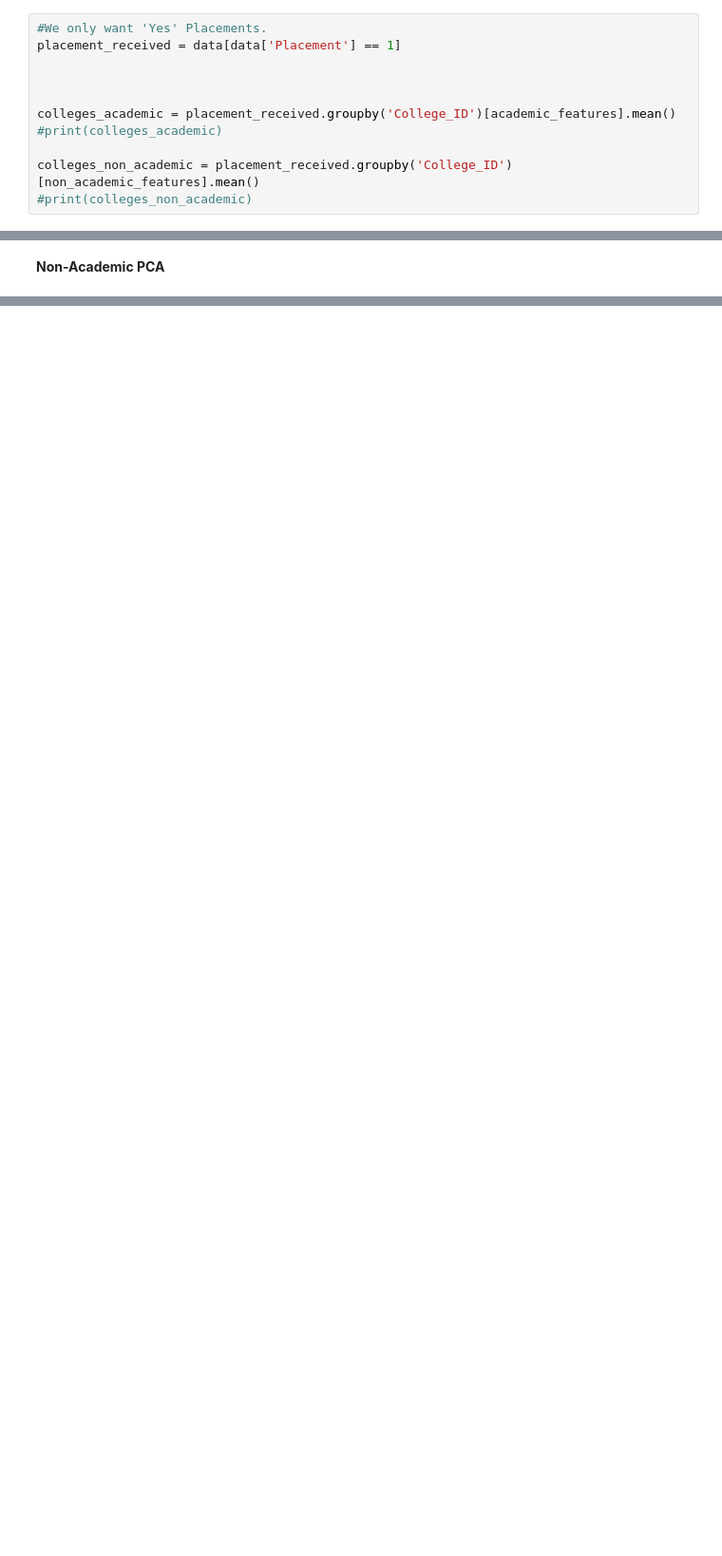
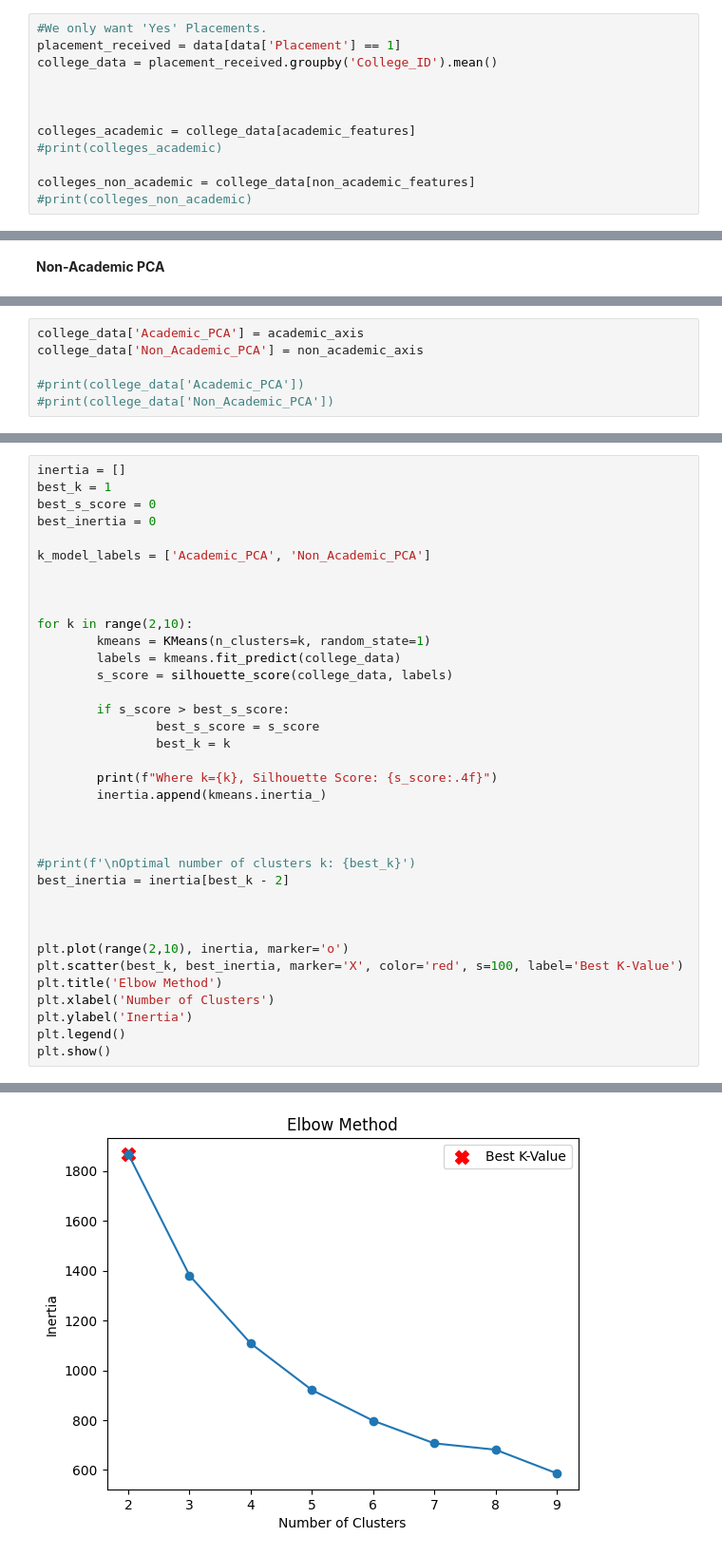
Before and after one commit to Chungj2000/DataAnalysis, a Jupyter notebook: Kaggle/College Student Placement Factors/Workbook.ipynb, the cells around one changed output, grey strips where cells are left out. Shown at 95% size. Saved outputs shown, nothing was run; the diff lists cells and outputs as text; blank space fills up the shorter version.

```diff
--- a/Kaggle/College Student Placement Factors/Workbook.ipynb
+++ b/Kaggle/College Student Placement Factors/Workbook.ipynb
@@ -1146,13 +1147,14 @@ So we *only* want the average values; of students who received a placement for t
 # %%
 #We only want 'Yes' Placements.
 placement_received = data[data['Placement'] == 1]
+college_data = placement_received.groupby('College_ID').mean()
 
 
 
-colleges_academic = placement_received.groupby('College_ID')[academic_features].mean()
+colleges_academic = college_data[academic_features]
 #print(colleges_academic)
 
-colleges_non_academic = placement_received.groupby('College_ID')[non_academic_features].mean()
+colleges_non_academic = college_data[non_academic_features]
 #print(colleges_non_academic)
 # %% [markdown]
 **Components for Academic Features**
@@ -1273,0 +1242,6 @@ print(non_academic_axis)
+# %%
+college_data['Academic_PCA'] = academic_axis
+college_data['Non_Academic_PCA'] = non_academic_axis
+
+#print(college_data['Academic_PCA'])
+#print(college_data['Non_Academic_PCA'])
@@ -1273,0 +1252,37 @@ print(non_academic_axis)
+# %%
+inertia = []
+best_k = 1
+best_s_score = 0
+best_inertia = 0
+
+k_model_labels = ['Academic_PCA', 'Non_Academic_PCA']
+
+
+
+for k in range(2,10):
+        kmeans = KMeans(n_clusters=k, random_state=1)
+        labels = kmeans.fit_predict(college_data)
+        s_score = silhouette_score(college_data, labels)
+
+        if s_score > best_s_score:
+                best_s_score = s_score
+                best_k = k
+
+        print(f"Where k={k}, Silhouette Score: {s_score:.4f}")
+        inertia.append(kmeans.inertia_)
+
+
+
+#print(f'\nOptimal number of clusters k: {best_k}')
+best_inertia = inertia[best_k - 2]
+
+
+
+plt.plot(range(2,10), inertia, marker='o')
+plt.scatter(best_k, best_inertia, marker='X', color='red', s=100, label='Best K-Value')
+plt.title('Elbow Method')
+plt.xlabel('Number of Clusters')
+plt.ylabel('Inertia')
+plt.legend()
+plt.show()
+# %% [output]
@@ -1273,0 +1297 @@ print(non_academic_axis)
+[figure, added]
```
Also changed, not shown: parts of 7 cells of this notebook.
